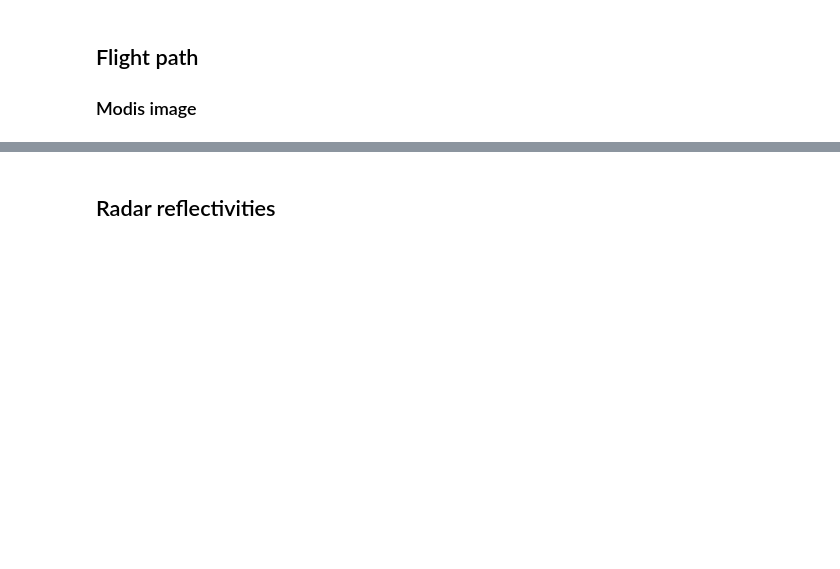
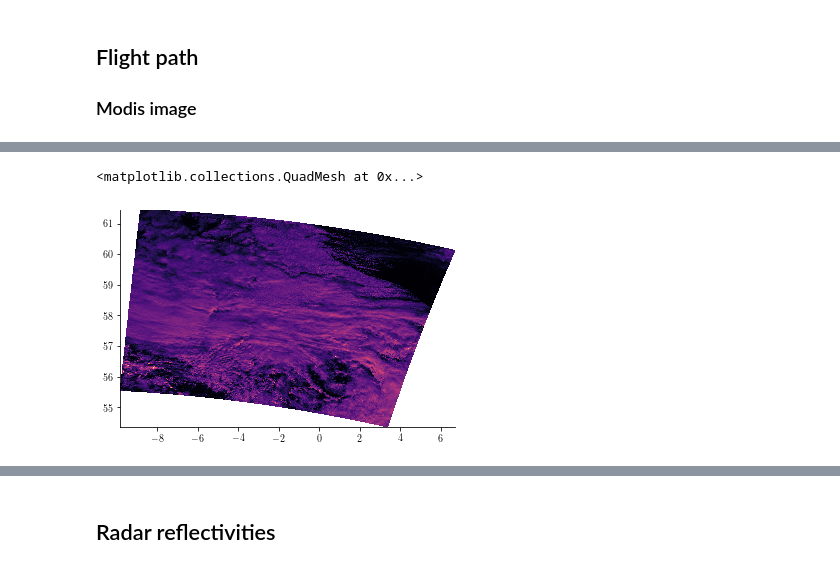
Before and after one commit to simonpf/ismar_combined, a Jupyter notebook: notebooks/overview.ipynb, the cells around one changed output, grey strips where cells are left out. Cells and saved outputs as stored; diff of their text form; code cells hidden in the pictures; blank space fills up the shorter version.

```diff
--- a/notebooks/overview.ipynb
+++ b/notebooks/overview.ipynb
@@ -85,3 +94,8 @@ plt.plot(lats)
+# %%
+plt.pcolormesh(modis_lon_f, modis_lat_f, modis_r)
+# %% [output]
+<matplotlib.collections.QuadMesh at 0x...>
+[figure, added]
 # %%
 import cartopy.crs as ccrs
 import matplotlib.ticker as mticker
```
Also changed, not shown: parts of 11 cells of this notebook, 14 other files.
